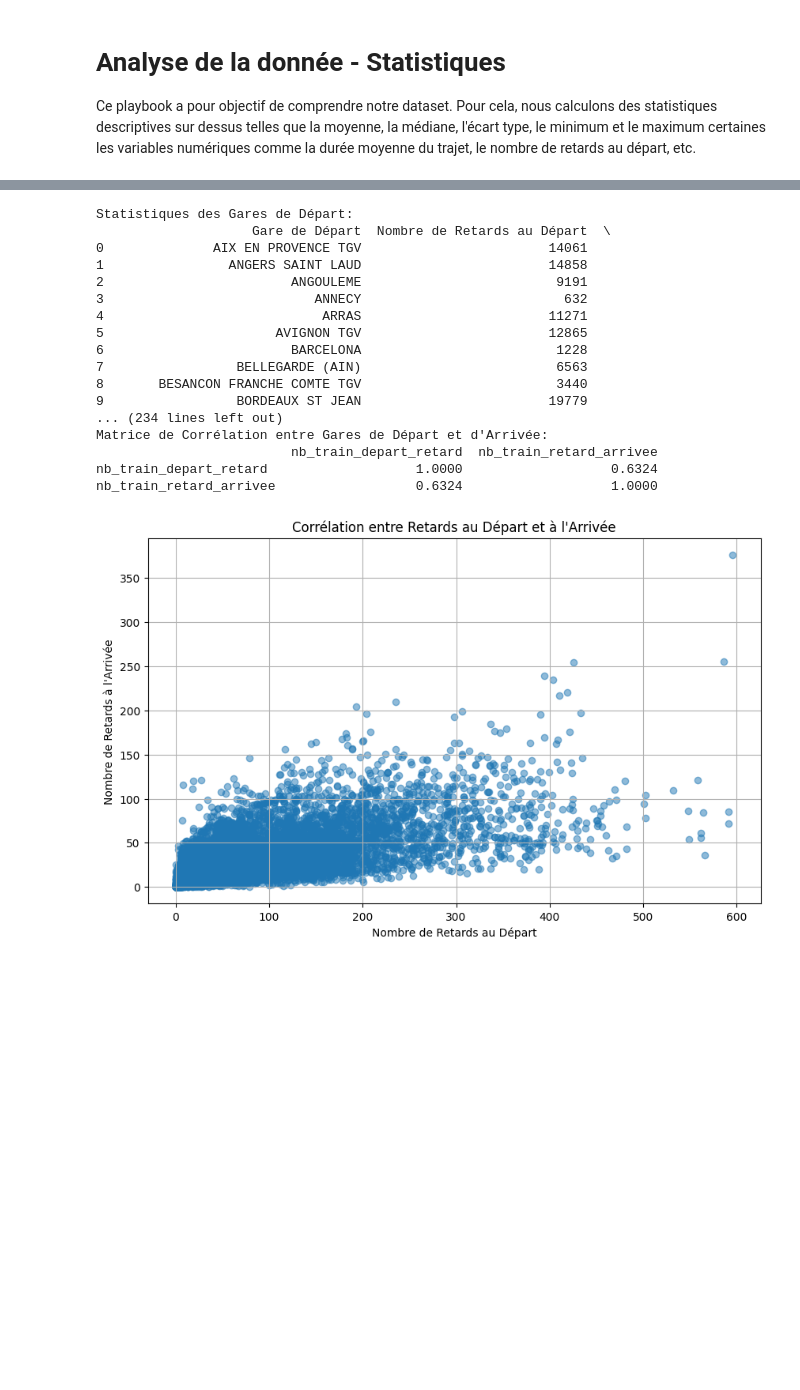
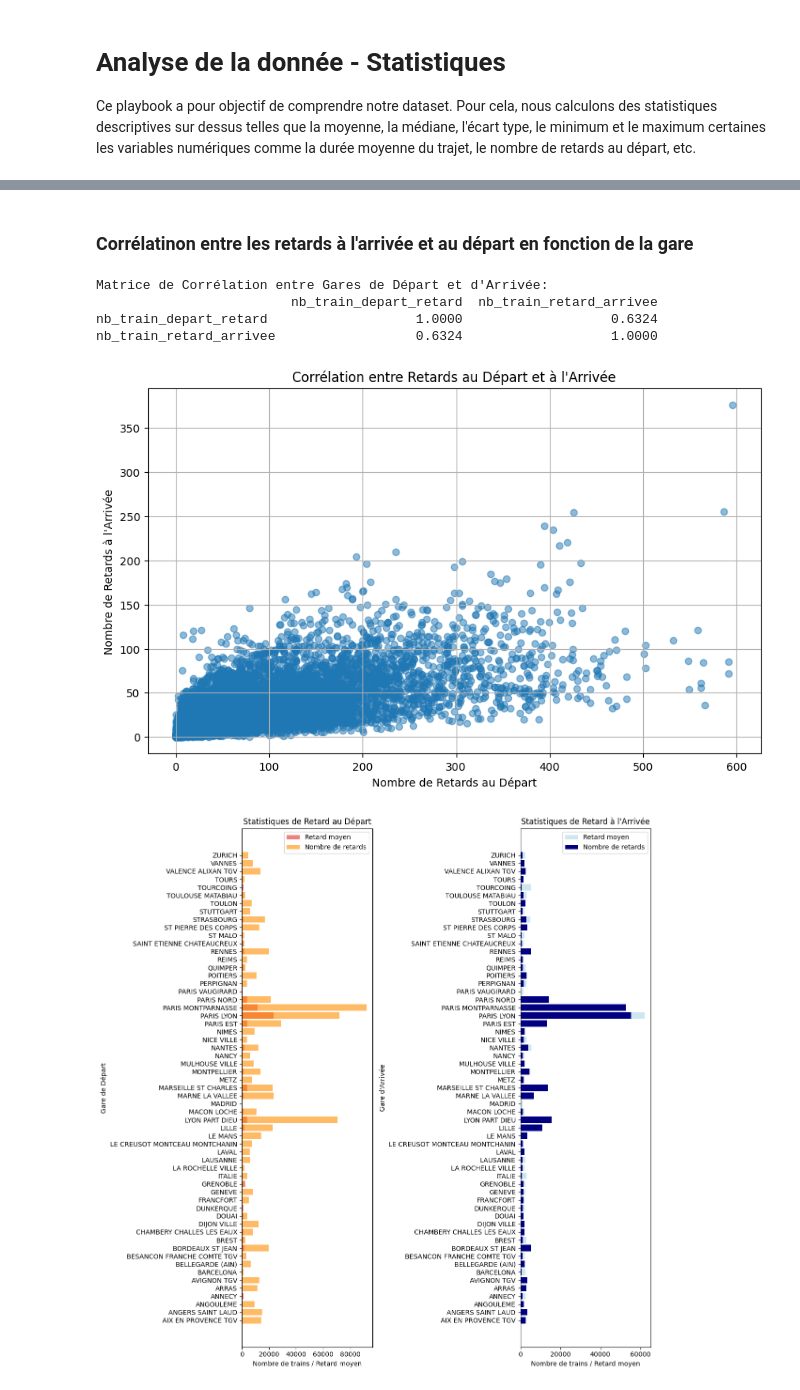
Before and after one commit to Enaouram/prediction-of-TGV-delays, a Jupyter notebook: data-analysis/descriptive_stats.ipynb, the cells around one changed output, grey strips where cells are left out. Cells and saved outputs as stored; diff of their text form; code cells hidden in the pictures; blank space fills up the shorter version.

Commit message:
feat(analysis):correlation & histogram

```diff
--- a/data-analysis/descriptive_stats.ipynb
+++ b/data-analysis/descriptive_stats.ipynb
@@ -19,5 +19,7 @@ data = pd.read_csv(csv_path, delimiter=";")
 
 Qu'elle est l'importance d'une gare dans le retard ? Est-ce qu'une gare qui accumule beaucoup de retards les accumules à cause des retards au départ depuis les autres gare ou est ce seulement à leur arrivée dans cette gare que les trains ont pris du retard ?
+# %% [markdown]
+### Corrélatinon entre les retards à l'arrivée et au départ en fonction de la gare
 # %%
 # Analyse des gares de départ
 departure_stats = data.groupby('gare_depart').agg({
@@ -29,9 +31,9 @@ departure_stats = data.groupby('gare_depart').agg({
 # Renommer les colonnes
 departure_stats.columns = ['Gare de Départ', 'Nombre de Retards au Départ', 'Nombre de Retards à l\'Arrivée', 'Nombre de Trajets']
 
-# Afficher les statistiques des gares de départ
-print("Statistiques des Gares de Départ:")
-print(departure_stats)
+# # Afficher les statistiques des gares de départ
+# print("Statistiques des Gares de Départ:")
+# print(departure_stats)
 
 # Analyse des gares d'arrivée
 arrival_stats = data.groupby('gare_arrivee').agg({
@@ -43,9 +45,9 @@ arrival_stats = data.groupby('gare_arrivee').agg({
 # Renommer les colonnes
 arrival_stats.columns = ['Gare d\'Arrivée', 'Nombre de Retards au Départ', 'Nombre de Retards à l\'Arrivée', 'Nombre de Trajets']
 
-# Afficher les statistiques des gares d'arrivée
-print("\nStatistiques des Gares d'Arrivée:")
-print(arrival_stats)
+# # Afficher les statistiques des gares d'arrivée
+# print("\nStatistiques des Gares d'Arrivée:")
+# print(arrival_stats)
 
 # Corrélation entre les gares de départ et d'arrivée
 departure_vs_arrival_correlation = data[['gare_depart', 'gare_arrivee', 'nb_train_depart_retard', 'nb_train_retard_arrivee']].corr()
@@ -63,21 +65,36 @@ plt.title('Corrélation entre Retards au Départ et à l\'Arrivée')
 plt.grid(True)
 plt.show()
 # %% [output]
-Statistiques des Gares de Départ:
-                    Gare de Départ  Nombre de Retards au Départ  \
-0              AIX EN PROVENCE TGV                        14061
-1                ANGERS SAINT LAUD                        14858
-2                        ANGOULEME                         9191
-3                           ANNECY                          632
-4                            ARRAS                        11271
-5                      AVIGNON TGV                        12865
-6                        BARCELONA                         1228
-7                 BELLEGARDE (AIN)                         6563
-8       BESANCON FRANCHE COMTE TGV                         3440
-9                 BORDEAUX ST JEAN                        19779
-... (234 lines left out)
 Matrice de Corrélation entre Gares de Départ et d'Arrivée:
                          nb_train_depart_retard  nb_train_retard_arrivee
 nb_train_depart_retard                   1.0000                   0.6324
 nb_train_retard_arrivee                  0.6324                   1.0000
 [figure]
+# %%
+# Create two DataFrames, one grouped by 'gare_depart' and the other by 'gare_arrivee'
+df_depart = data.groupby('gare_depart')[['nb_train_depart_retard', 'retard_moyen_depart']].sum().reset_index()
+df_arrivee = data.groupby('gare_arrivee')[['nb_train_retard_arrivee', 'retard_moyen_arrivee']].sum().reset_index()
+
+# Create subplots for the two histograms
+fig, (ax1, ax2) = plt.subplots(1, 2, figsize=(12, 12))
+
+# First Histogram (Nombre de trains en retard au départ et Retard moyen au départ)
+ax1.barh(df_depart['gare_depart'], df_depart['retard_moyen_depart'], color='lightcoral', label='Retard moyen')
+ax1.barh(df_depart['gare_depart'], df_depart['nb_train_depart_retard'], color='darkorange', alpha=0.6, label='Nombre de retards')
+ax1.set_xlabel('Nombre de trains / Retard moyen')
+ax1.set_ylabel('Gare de Départ')
+ax1.set_title('Statistiques de Retard au Départ')
+ax1.legend()
+
+# Second Histogram (Nombre de trains en retard à l'arrivée et Retard moyen à l'arrivée)
+ax2.barh(df_arrivee['gare_arrivee'], df_arrivee['retard_moyen_arrivee'], color='lightblue', alpha=0.6, label='Retard moyen')
+ax2.barh(df_arrivee['gare_arrivee'], df_arrivee['nb_train_retard_arrivee'], color='navy', label='Nombre de retards')
+ax2.set_xlabel('Nombre de trains / Retard moyen')
+ax2.set_ylabel('Gare d\'Arrivée')
+ax2.set_title('Statistiques de Retard à l\'Arrivée')
+ax2.legend()
+
+plt.tight_layout()
+plt.show()
+# %% [output]
+[figure, added]
```
Also changed, not shown: parts of 2 cells of this notebook, 1 other file.
